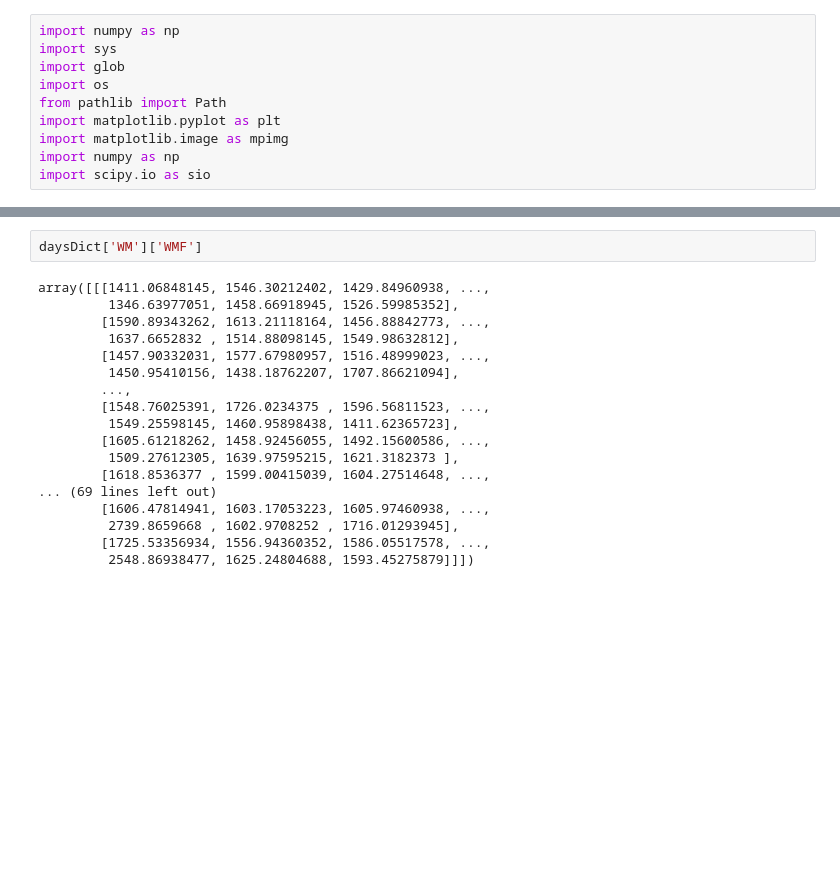
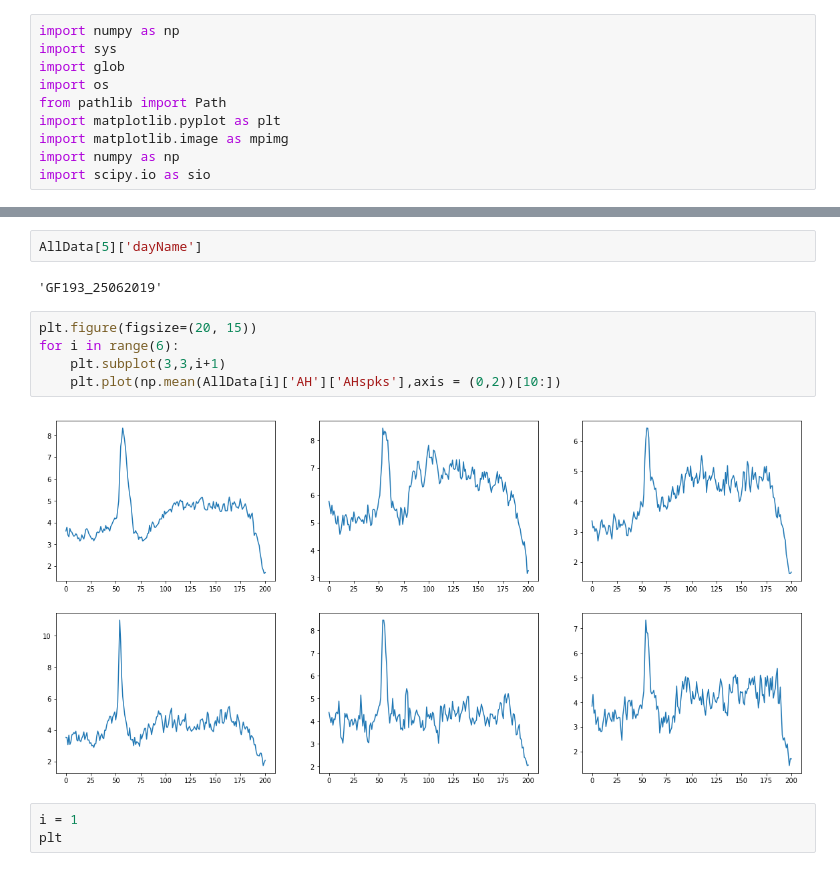
Before and after one commit to foustoukosg/CalciumImagingPython, a Jupyter notebook: suite2p/Analysis.ipynb, the cells around one changed output, grey strips where cells are left out. Cells and saved outputs as stored; diff of their text form; blank space fills up the shorter version.

```diff
--- a/suite2p/Analysis.ipynb
+++ b/suite2p/Analysis.ipynb
@@ -429,20 +247,14 @@ Loading frame info: \\sv1files.epfl.ch\Petersen-Lab\data\GF193\Recordings\Imagin
-# %%
-daysDict['WM']['WMF']
-# %% [output]
-array([[[1411.06848145, 1546.30212402, 1429.84960938, ...,
-         1346.63977051, 1458.66918945, 1526.59985352],
-        [1590.89343262, 1613.21118164, 1456.88842773, ...,
-         1637.6652832 , 1514.88098145, 1549.98632812],
-        [1457.90332031, 1577.67980957, 1516.48999023, ...,
-         1450.95410156, 1438.18762207, 1707.86621094],
-        ...,
-        [1548.76025391, 1726.0234375 , 1596.56811523, ...,
-         1549.25598145, 1460.95898438, 1411.62365723],
-        [1605.61218262, 1458.92456055, 1492.15600586, ...,
-         1509.27612305, 1639.97595215, 1621.3182373 ],
-        [1618.8536377 , 1599.00415039, 1604.27514648, ...,
-... (69 lines left out)
-        [1606.47814941, 1603.17053223, 1605.97460938, ...,
-         2739.8659668 , 1602.9708252 , 1716.01293945],
-        [1725.53356934, 1556.94360352, 1586.05517578, ...,
-         2548.86938477, 1625.24804688, 1593.45275879]]])
+# %%
+AllData[5]['dayName']
+# %% [output]
+'GF193_25062019'
+# %%
+plt.figure(figsize=(20, 15))
+for i in range(6):
+    plt.subplot(3,3,i+1)
+    plt.plot(np.mean(AllData[i]['AH']['AHspks'],axis = (0,2))[10:])
+# %% [output]
+[figure, added]
+# %%
+i = 1
+plt
```
Also changed, not shown: parts of 2 cells of this notebook, 1 other file.
